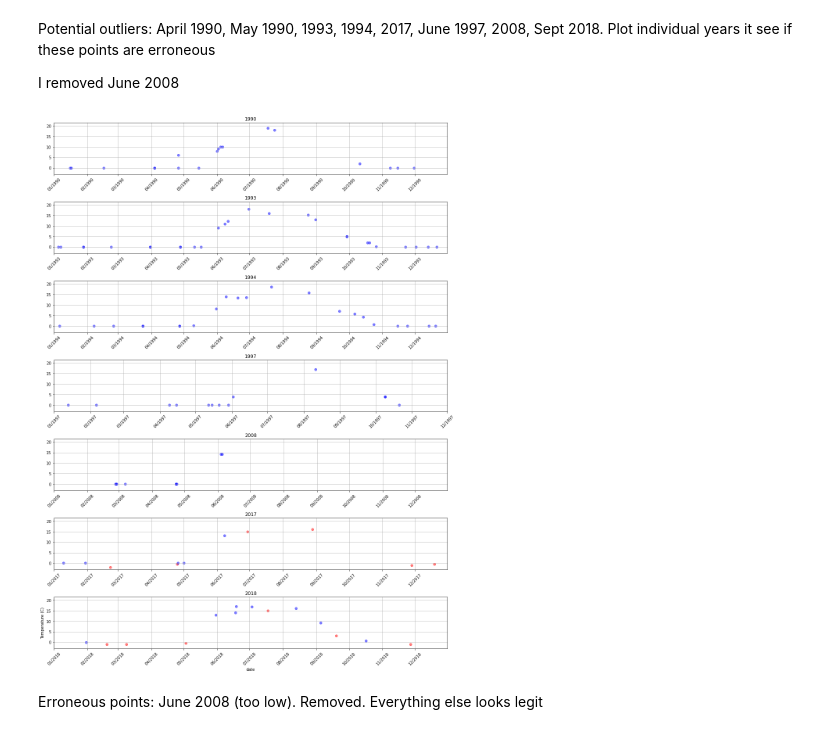
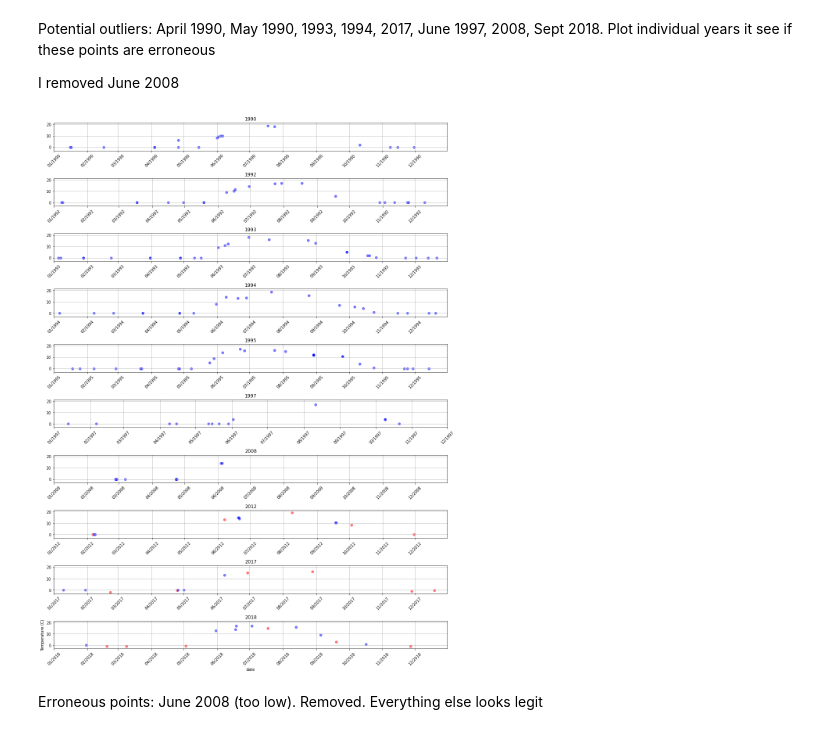
Before and after one commit to mariemccrary/Rivers, a Jupyter notebook: mackenzie.ipynb, the cells around one changed output. Drawn from its saved outputs; the diff is of its cells as text; code cells hidden in the pictures.

```diff
--- a/mackenzie.ipynb
+++ b/mackenzie.ipynb
@@ -342,7 +352,7 @@ import datetime
 # %%
 fig, ax = plt.subplots()
 ax.set_axis_off()
-n = 7
+n = 10
 # Plot 1990, 1993, 1994, 1997, 2008, 2017, 2018
 fig.set_figheight(20)
 fig.set_figwidth(15)
@@ -363,7 +373,25 @@ ax.xaxis.set_major_formatter(mdates.DateFormatter('%m/%Y'))
 plt.xticks(rotation = 45)
 plt.title('1990')
 
+##################################################################################
 ax = fig.add_subplot(n,1,2)
+left = datetime.date(1992, 1, 1)
+right = datetime.date(1992, 12, 31)
+ax.scatter(df_a.index.values, df_a.Temp, color = 'Red', label = 'ArcticGRO', alpha = 0.5)
+ax.scatter(df_e.index.values, df_e.Temp, color = 'Blue', label = 'Env Ca', alpha = 0.5)
+ax.scatter(df_e2.index.values, df_e2.Temp, color = 'Blue', alpha = 0.5)
+ax.scatter(df_e3.index.values, df_e3.Temp, color = 'Blue', alpha = 0.5)
+ax.set_xlim([left, right])
+
+plt.grid()
+fmt_year = mdates.MonthLocator()
+ax.xaxis.set_major_locator(fmt_year)
+ax.xaxis.set_major_formatter(mdates.DateFormatter('%m/%Y'))
+plt.xticks(rotation = 45)
+plt.title('1992')
+##################################################################################
+
+ax = fig.add_subplot(n,1,3)
 left = datetime.date(1993, 1, 1)
 right = datetime.date(1993, 12, 31)
 ax.scatter(df_a.index.values, df_a.Temp, color = 'Red', label = 'ArcticGRO', alpha = 0.5)
@@ -379,7 +407,8 @@ ax.xaxis.set_major_formatter(mdates.DateFormatter('%m/%Y'))
 plt.xticks(rotation = 45)
 plt.title('1993')
 
-ax = fig.add_subplot(n,1,3)
+##################################################################################
+ax = fig.add_subplot(n,1,4)
 left = datetime.date(1994, 1, 1)
 right = datetime.date(1994, 12, 31)
 ax.scatter(df_a.index.values, df_a.Temp, color = 'Red', label = 'ArcticGRO', alpha = 0.5)
@@ -395,7 +424,25 @@ ax.xaxis.set_major_formatter(mdates.DateFormatter('%m/%Y'))
 plt.xticks(rotation = 45)
 plt.title('1994')
 
-ax = fig.add_subplot(n,1,4)
+##################################################################################
+ax = fig.add_subplot(n,1,5)
+left = datetime.date(1995, 1, 1)
+right = datetime.date(1995, 12, 31)
+ax.scatter(df_a.index.values, df_a.Temp, color = 'Red', label = 'ArcticGRO', alpha = 0.5)
+ax.scatter(df_e.index.values, df_e.Temp, color = 'Blue', label = 'Env Ca', alpha = 0.5)
+ax.scatter(df_e2.index.values, df_e2.Temp, color = 'Blue', alpha = 0.5)
+ax.scatter(df_e3.index.values, df_e3.Temp, color = 'Blue', alpha = 0.5)
+ax.set_xlim([left, right])
+
+plt.grid()
+fmt_year = mdates.MonthLocator()
+ax.xaxis.set_major_locator(fmt_year)
+ax.xaxis.set_major_formatter(mdates.DateFormatter('%m/%Y'))
+plt.xticks(rotation = 45)
+plt.title('1995')
+
+##################################################################################
+ax = fig.add_subplot(n,1,6)
 left = datetime.date(1997, 1, 1)
 right = datetime.date(1997, 12, 1)
 ax.scatter(df_a.index.values, df_a.Temp, color = 'Red', label = 'ArcticGRO', alpha = 0.5)
@@ -411,7 +458,8 @@ ax.xaxis.set_major_formatter(mdates.DateFormatter('%m/%Y'))
 plt.xticks(rotation = 45)
 plt.title('1997')
 
-ax = fig.add_subplot(n,1,5)
+##################################################################################
+ax = fig.add_subplot(n,1,7)
 left = datetime.date(2008, 1, 1)
 right = datetime.date(2008, 12, 31)
 ax.scatter(df_a.index.values, df_a.Temp, color = 'Red', label = 'ArcticGRO', alpha = 0.5)
@@ -426,8 +474,24 @@ ax.xaxis.set_major_locator(fmt_year)
 ax.xaxis.set_major_formatter(mdates.DateFormatter('%m/%Y'))
 plt.xticks(rotation = 45)
 plt.title('2008')
+##################################################################################
+ax = fig.add_subplot(n,1,8)
+left = datetime.date(2012, 1, 1)
+right = datetime.date(2012, 12, 31)
+ax.scatter(df_a.index.values, df_a.Temp, color = 'Red', label = 'ArcticGRO', alpha = 0.5)
+ax.scatter(df_e.index.values, df_e.Temp, color = 'Blue', label = 'Env Ca', alpha = 0.5)
+ax.scatter(df_e2.index.values, df_e2.Temp, color = 'Blue', alpha = 0.5)
+ax.scatter(df_e3.index.values, df_e3.Temp, color = 'Blue', alpha = 0.5)
+ax.set_xlim([left, right])
 
-ax = fig.add_subplot(n,1,6)
+plt.grid()
+fmt_year = mdates.MonthLocator()
+ax.xaxis.set_major_locator(fmt_year)
+ax.xaxis.set_major_formatter(mdates.DateFormatter('%m/%Y'))
+plt.xticks(rotation = 45)
+plt.title('2012')
+##################################################################################
+ax = fig.add_subplot(n,1,9)
 left = datetime.date(2017, 1, 1)
 right = datetime.date(2017, 12, 31)
 ax.scatter(df_a.index.values, df_a.Temp, color = 'Red', label = 'ArcticGRO', alpha = 0.5)
@@ -436,35 +500,37 @@ ax.scatter(df_e2.index.values, df_e2.Temp, color = 'Blue', alpha = 0.5)
 ax.scatter(df_e3.index.values, df_e3.Temp, color = 'Blue', alpha = 0.5)
 ax.set_xlim([left, right])
 
 plt.grid()
 fmt_year = mdates.MonthLocator()
 ax.xaxis.set_major_locator(fmt_year)
 ax.xaxis.set_major_formatter(mdates.DateFormatter('%m/%Y'))
 plt.xticks(rotation = 45)
 plt.title('2017')
 
-ax = fig.add_subplot(n,1,7)
+##################################################################################
+ax = fig.add_subplot(n,1,10)
 left = datetime.date(2018, 1, 1)
 right = datetime.date(2018, 12, 31)
 ax.scatter(df_a.index.values, df_a.Temp, color = 'Red', label = 'ArcticGRO', alpha = 0.5)
 ax.scatter(df_e.index.values, df_e.Temp, color = 'Blue', label = 'Env Ca', alpha = 0.5)
 ax.scatter(df_e2.index.values, df_e2.Temp, color = 'Blue', alpha = 0.5)
 ax.scatter(df_e3.index.values, df_e3.Temp, color = 'Blue', alpha = 0.5)
 ax.set_xlim([left, right])
 
 plt.grid()
 fmt_year = mdates.MonthLocator()
 ax.xaxis.set_major_locator(fmt_year)
 ax.xaxis.set_major_formatter(mdates.DateFormatter('%m/%Y'))
 plt.xticks(rotation = 45)
 plt.title('2018')
+##################################################################################
 
 ax.set(ylabel = "Temperature (C)", xlabel = 'date')
 
 fig.tight_layout()
 plt.show()
 # %% [output]
-[figure, old version]
+[figure, new version]
 # %% [markdown]
 Erroneous points: June 2008 (too low). Removed. Everything else looks legit
 # %% [markdown]
```
Also changed, not shown: parts of 38 cells of this notebook.
